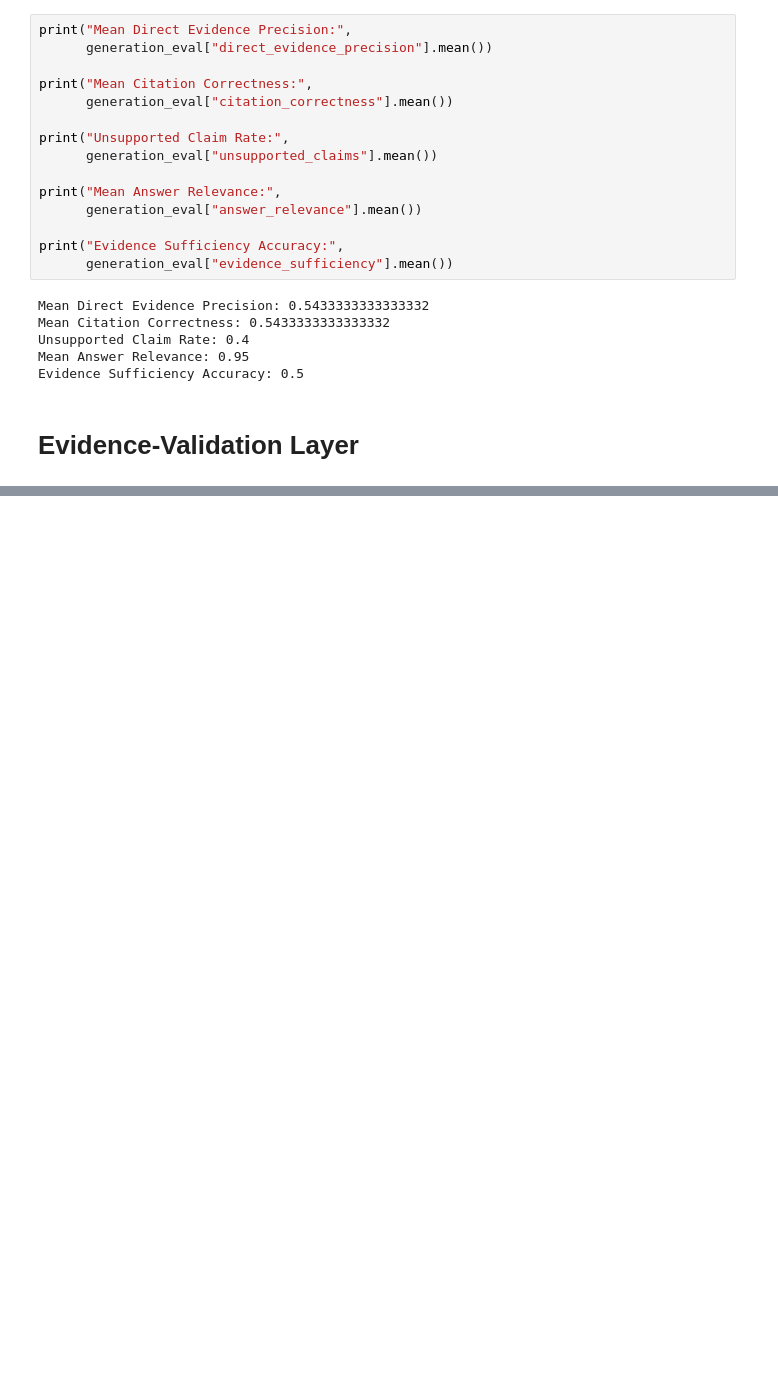
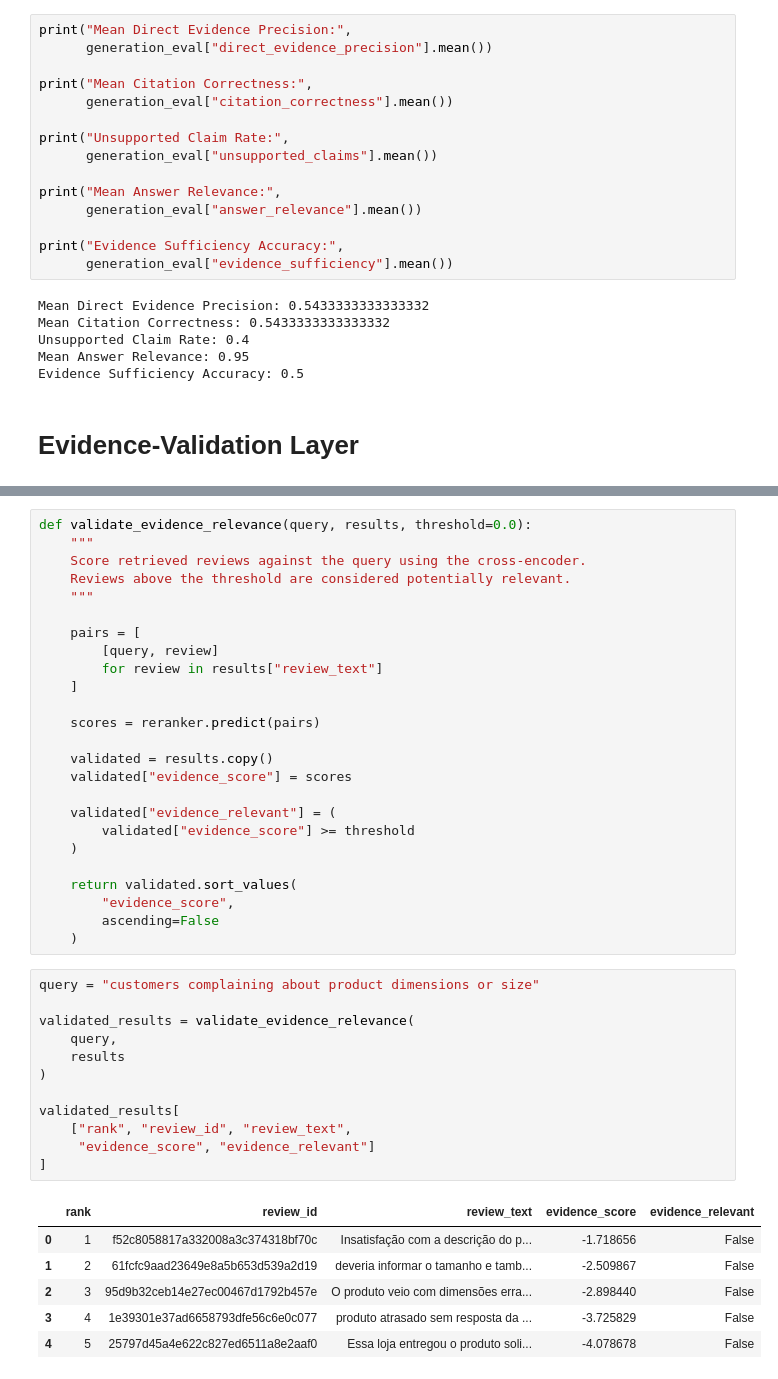
Before and after one commit to akshatsinha2027/RetailQ, a Jupyter notebook: rag_experiments.ipynb, the cells around one changed output, grey strips where cells are left out. Cells and saved outputs as stored; diff of their text form; blank space fills up the shorter version.

```diff
--- a/rag_experiments.ipynb
+++ b/rag_experiments.ipynb
@@ -2282,0 +2323,44 @@ Evidence Sufficiency Accuracy: 0.5
+# %%
+def validate_evidence_relevance(query, results, threshold=0.0):
+    """
+    Score retrieved reviews against the query using the cross-encoder.
+    Reviews above the threshold are considered potentially relevant.
+    """
+
+    pairs = [
+        [query, review]
+        for review in results["review_text"]
+    ]
+
+    scores = reranker.predict(pairs)
+
+    validated = results.copy()
+    validated["evidence_score"] = scores
+
+    validated["evidence_relevant"] = (
+        validated["evidence_score"] >= threshold
+    )
+
+    return validated.sort_values(
+        "evidence_score",
+        ascending=False
+    )
+# %%
+query = "customers complaining about product dimensions or size"
+
+validated_results = validate_evidence_relevance(
+    query,
+    results
+)
+
+validated_results[
+    ["rank", "review_id", "review_text",
+     "evidence_score", "evidence_relevant"]
+]
+# %% [output]
+|  | rank | review_id | review_text | evidence_score | evidence_relevant |
+| 0 | 1 | f52c8058817a332008a3c374318bf70c | Insatisfação com a descrição do p... | -1.718656 | False |
+| 1 | 2 | 61fcfc9aad23649e8a5b653d539a2d19 | deveria informar o tamanho e tamb... | -2.509867 | False |
+| 2 | 3 | 95d9b32ceb14e27ec00467d1792b457e | O produto veio com dimensões erra... | -2.898440 | False |
+| 3 | 4 | 1e39301e37ad6658793dfe56c6e0c077 | produto atrasado sem resposta da ... | -3.725829 | False |
+| 4 | 5 | 25797d45a4e622c827ed6511a8e2aaf0 | Essa loja entregou o produto soli... | -4.078678 | False |
```
Also changed, not shown: parts of 26 cells of this notebook.
